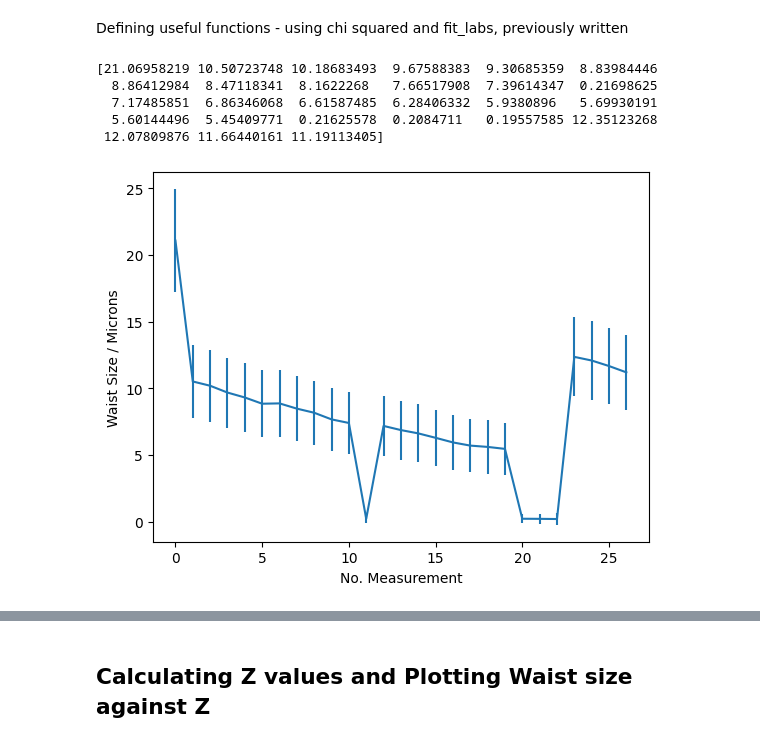
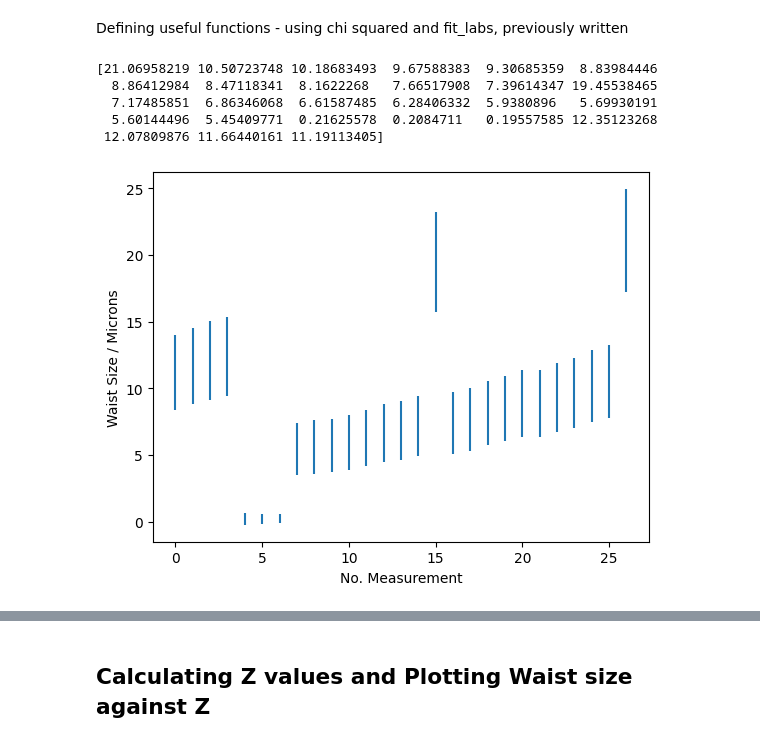
Before and after one commit to akay8/Level4Project, a Jupyter notebook: Cleaved_Fibre.ipynb, the cells around one changed output, grey strips where cells are left out. Saved outputs shown, nothing was run; the diff lists cells and outputs as text; code cells hidden in the pictures.

Commit message:
trying with new data

```diff
--- a/Cleaved_Fibre.ipynb
+++ b/Cleaved_Fibre.ipynb
@@ -36,12 +36,24 @@ def import_data(global_path):
         filenames = listdir(path_to_dir)
         return [ filename for filename in filenames if filename.endswith( suffix ) ]
 
+    def sort_int(examp):
+        pos = 1
+        while examp[:pos].isdigit():
+            pos += 1
+        return examp[:pos-1] if pos > 1 else examp
+
     # the list of files in the folder
-    files_list = find_csv_filenames(global_path)[:-1] # -1 to not include 'zs' csv file - import this later
+    files_list = find_csv_filenames(global_path)
+
+    sorted(files_list, key=sort_int) # sort files
+
+    #files_list = files_list[:-1] # -1 to not include 'zs' csv file - import this later
 
     # empty lists to put values in
     distances = []
     amps = []
+
+    print(files_list)
 
     # loop through file names in directory
     for f in range(len(files_list)):
@@ -58,6 +70,6 @@ def import_data(global_path):
     return distances, amps
 # %%
 # Define useful path to data
-globalpath = "C:/Users/abiga/OneDrive - Durham University/1. Fourth Year/1. Project/1. Data Analysis/Christmas Report/Cleaved-2/Data/"
+globalpath = "C:/Users/abiga/OneDrive - Durham University/1. Fourth Year/1. Project/1. Data Analysis/Christmas Report/Cleaved-2/Data2/"
 # %%
 distances, amplitudes = import_data(globalpath)
@@ -182,31 +196,33 @@ def Gauss(x, W, C): ### Defien Gaussian with TWO parameters
 # %%
 # Create some empty arrays to store values of interest
 params_ = np.zeros((len(all_distances),2))
 y_fits = [] # NB: this has to be a list due to different sized arrays sitting in it
 params_errs_ = np.zeros((len(all_distances),2))
 chi_min_array = np.zeros(len(all_distances))
 
 # Populate initial guess array
 initial_guesses = np.zeros((len(all_distances),2))
 initial_guesses[:,1] = 20
 initial_guesses[:,0] = 3
 initial_guesses[0,0] = 15
 initial_guesses[1,0] = 15
+initial_guesses[11,0] = 40
+initial_guesses[11,1] = 50
 
 for i in range(len(all_distances)):
     singlefit, params_[i], params_errs_[i], chi_min_array[i] = fit_labs(all_distances[i],all_amps[i], 0, Gauss, initial_guesses[i])
     y_fits.append(singlefit)
 
 # Plot waist trend
-plt.errorbar(np.arange(len(distances)),params_[:,0], yerr = params_errs_[:,0])
+plt.errorbar(np.arange(len(distances)),np.flip(params_[:,0]), yerr = np.flip(params_errs_[:,0]), linestyle = '')
 plt.xlabel('No. Measurement')
 plt.ylabel('Waist Size / Microns')
 
 print(params_[:,0])
 # %% [output]
 [21.06958219 10.50723748 10.18683493  9.67588383  9.30685359  8.83984446
-  8.86412984  8.47118341  8.1622268   7.66517908  7.39614347  0.21698625
+  8.86412984  8.47118341  8.1622268   7.66517908  7.39614347 19.45538465
   7.17485851  6.86346068  6.61587485  6.28406332  5.9380896   5.69930191
   5.60144496  5.45409771  0.21625578  0.2084711   0.19557585 12.35123268
  12.07809876 11.66440161 11.19113405]
-[figure, old version]
+[figure, new version]
```
Also changed, not shown: parts of 3 cells of this notebook.
